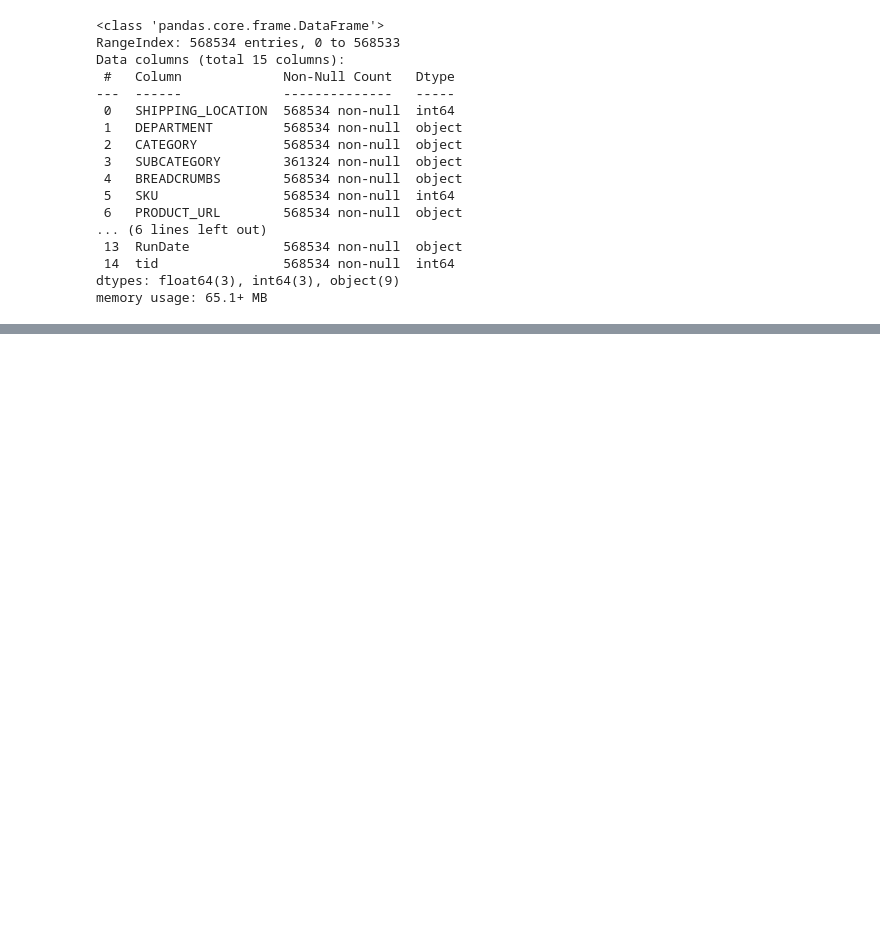
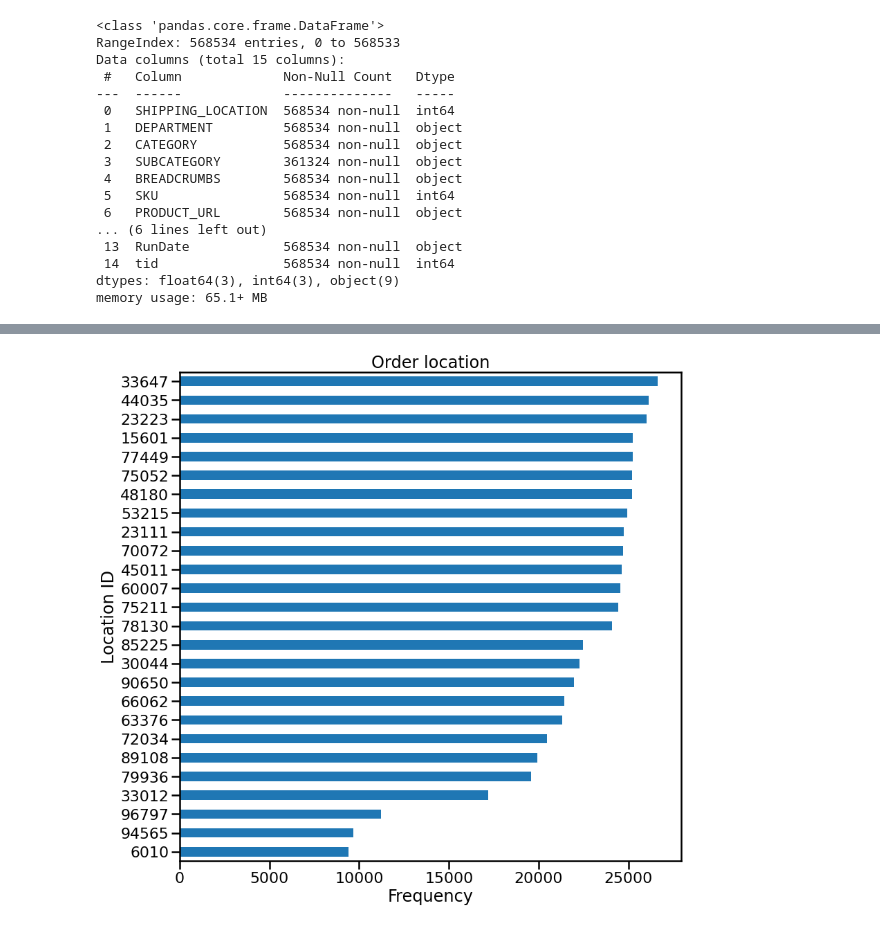
Before and after one commit to waleedgul92/6th-Semester-Material-FAST-NU, a Jupyter notebook: price-of-product-wallmart.ipynb, the cells around one changed output, grey strips where cells are left out. Saved outputs shown, nothing was run; the diff lists cells and outputs as text; code cells hidden in the pictures; blank space fills up the shorter version.

```diff
--- a/price-of-product-wallmart.ipynb
+++ b/price-of-product-wallmart.ipynb
@@ -114,0 +243,8 @@ df.describe()
+# %%
+df.SHIPPING_LOCATION.value_counts().sort_values().plot(kind='barh' )
+plt.title("Order location")
+plt.ylabel("Location ID")
+plt.xlabel("Frequency")
+plt.show()
+# %% [output]
+[figure, added]
```
Also changed, not shown: parts of 83 cells of this notebook.
